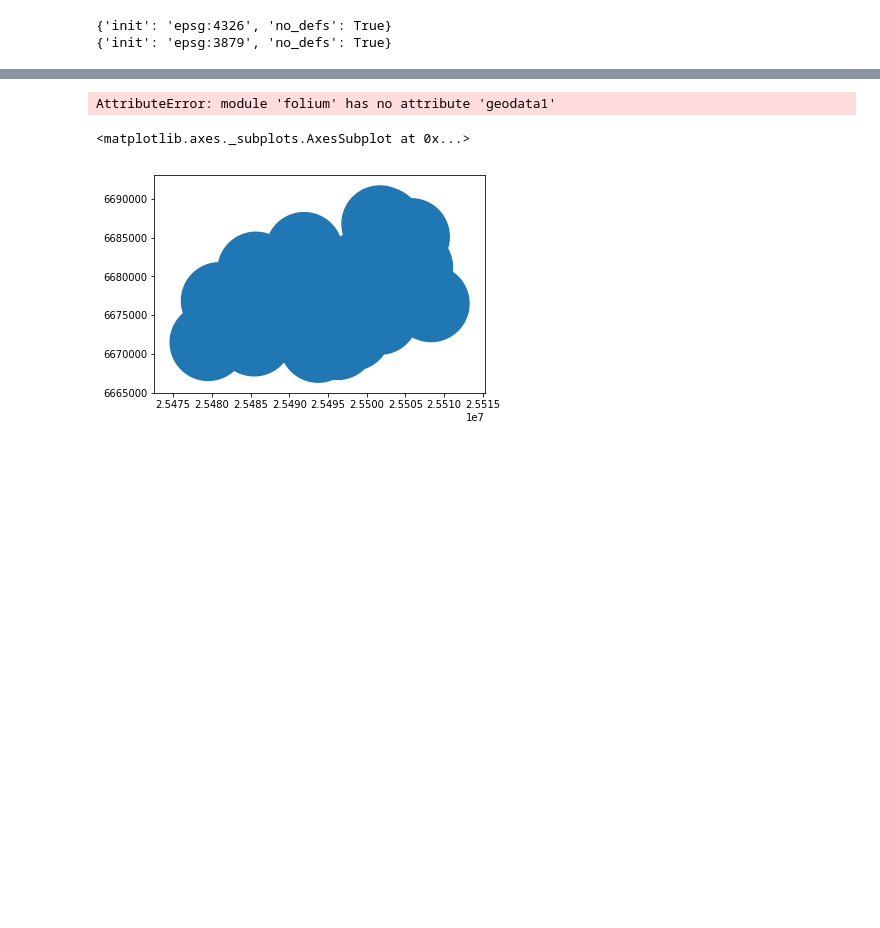
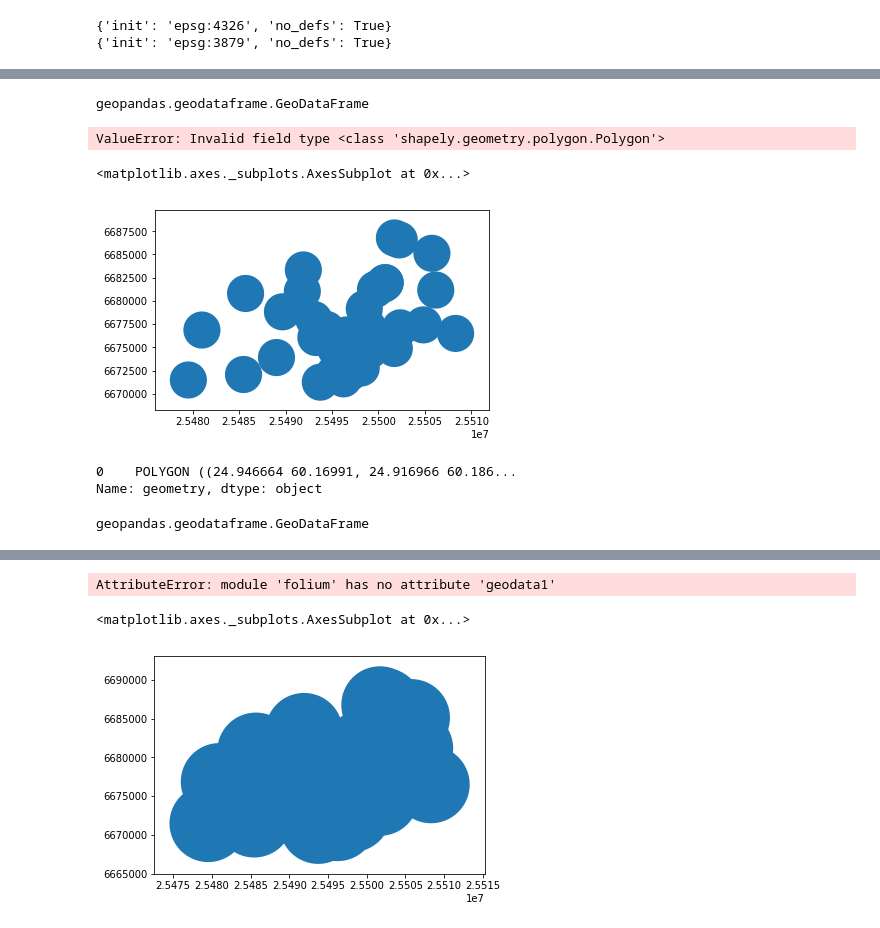
Before and after one commit to AdBinay/NepaleseResturantHelsinkiRegion, a Jupyter notebook: notebooks/FinalAssignment/FinalAssignmentAutoGIS_v1.ipynb, the cells around one changed output, grey strips where cells are left out. Cells and saved outputs as stored; diff of their text form; code cells hidden in the pictures; blank space fills up the shorter version.

```diff
--- a/notebooks/FinalAssignment/FinalAssignmentAutoGIS_v1.ipynb
+++ b/notebooks/FinalAssignment/FinalAssignmentAutoGIS_v1.ipynb
@@ -148,7 +151,7 @@ print(geodata.crs)
 {'init': 'epsg:4326', 'no_defs': True}
 {'init': 'epsg:3879', 'no_defs': True}
 # %%
-geodata['buffer'] = geodata.geometry.buffer(5000)
+geodata['buffer'] = geodata.geometry.buffer(2000)
 # %%
 print(geodata.head())
 # %% [output]
@@ -185,6 +188,38 @@ geodata1.head()
+# %%
+type(geodata1)
+# %% [output]
+geopandas.geodataframe.GeoDataFrame
 # %%
-geodata1.to_file(filename='geodata1.geojson', driver='GeoJSON')
-geodata1.to_file(filename='geodata1.shp', driver="ESRI Shapefile")
+geodata1.to_file(filename='Hari.geojson', driver='GeoJSON')
+#geodata1.to_file(filename='geodata1.shp', driver="ESRI Shapefile")
+# %% [output]
+ValueError: Invalid field type <class 'shapely.geometry.polygon.Polygon'>
+# %%
+geodata1.plot()
+# %% [output]
+<matplotlib.axes._subplots.AxesSubplot at 0x...>
+[figure, added]
+# %%
+import geopandas as gpd
+from shapely.geometry import Polygon
+
+lat_point_list = [60.169910, 60.186316, 60.167375, 60.164709]
+lon_point_list = [24.946664,  24.916966, 24.932719, 24.933405]
+
+polygon_geom = Polygon(zip(lon_point_list, lat_point_list))
+crs = {'init': 'epsg:4326'}
+polygon = gpd.GeoDataFrame(index=[0], crs=crs, geometry=[polygon_geom])
+print(polygon.geometry)
+
+polygon.to_file(filename='polygon.geojson', driver='GeoJSON')
+polygon.to_file(filename='polygon.shp', driver="ESRI Shapefile")
+# %% [output]
+0    POLYGON ((24.946664 60.16991, 24.916966 60.186...
+Name: geometry, dtype: object
+# %%
+type(polygon)
+# %% [output]
+geopandas.geodataframe.GeoDataFrame
 # %%
 import folium
 m = folium.Map([60.2, 24.9], zoom_start=5, tiles='cartodbpositron')
```
Also changed, not shown: parts of 5 cells of this notebook.
